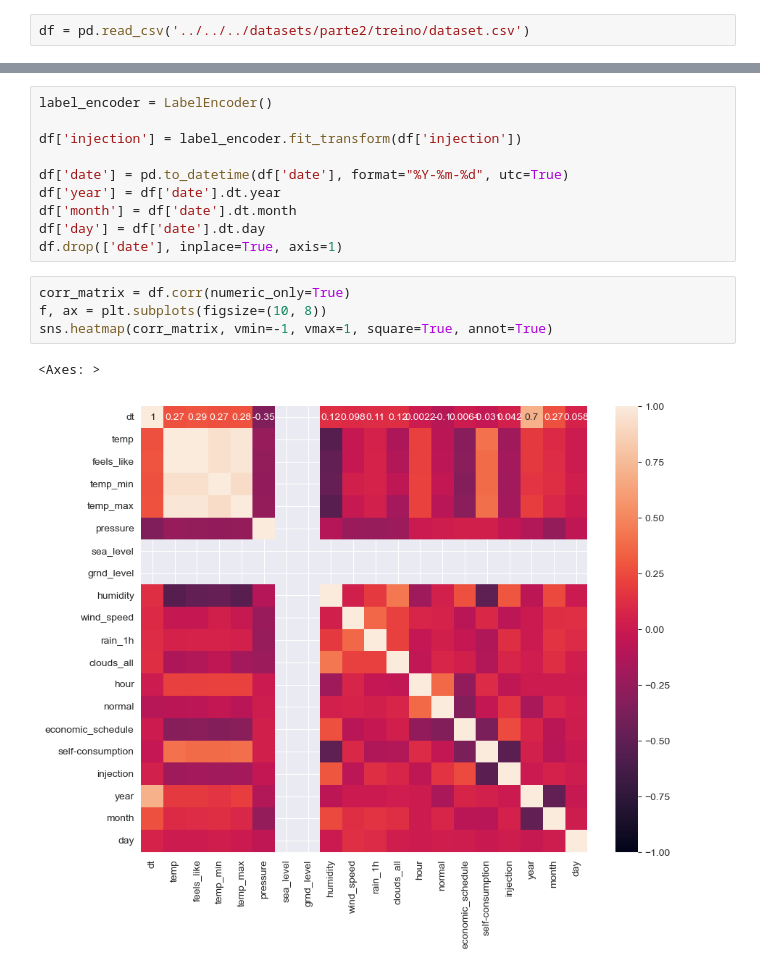
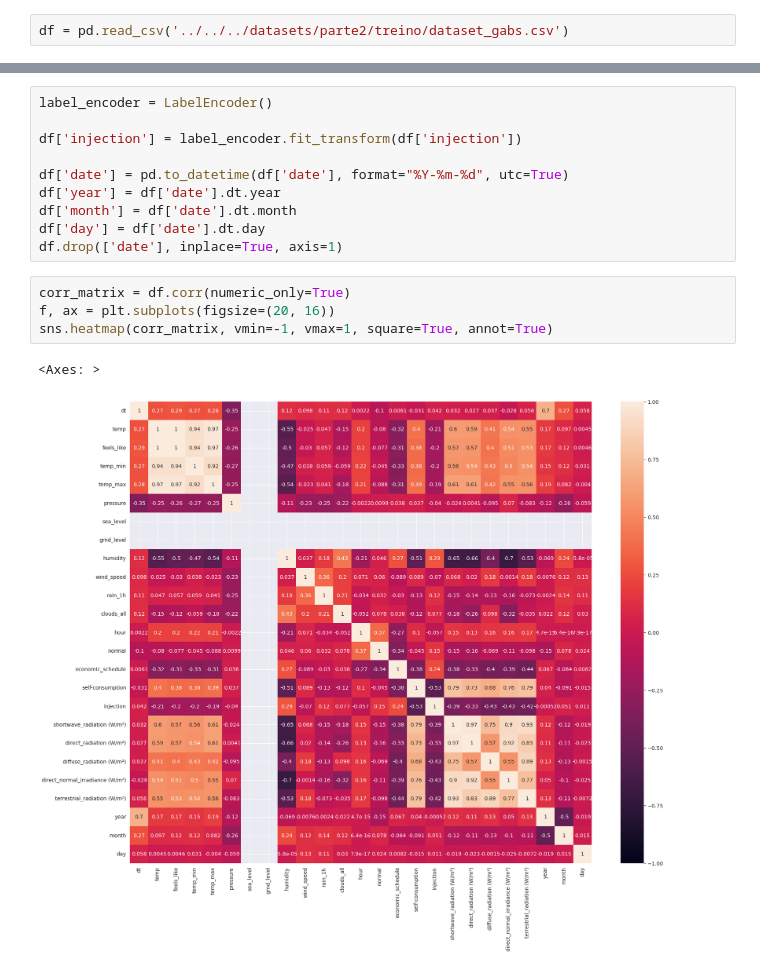
Before and after one commit to goncalobraga27/DAA, a Jupyter notebook: src/parte2/data_exploration/data_exploration2.ipynb, the cells around one changed output, grey strips where cells are left out. Cells and saved outputs as stored; diff of their text form.

Commit message:
datasets and preparation with radiation api

```diff
--- a/src/parte2/data_exploration/data_exploration2.ipynb
+++ b/src/parte2/data_exploration/data_exploration2.ipynb
@@ -11,7 +11,7 @@ from sklearn.preprocessing import LabelEncoder
 # %% [markdown]
 ## Get the data
 # %%
-df = pd.read_csv('../../../datasets/parte2/treino/dataset.csv')
+df = pd.read_csv('../../../datasets/parte2/treino/dataset_gabs.csv')
 # %% [markdown]
 #### Columns
 # %%
@@ -262,11 +273,11 @@ df['day'] = df['date'].dt.day
 df.drop(['date'], inplace=True, axis=1)
 # %%
 corr_matrix = df.corr(numeric_only=True)
-f, ax = plt.subplots(figsize=(10, 8))
+f, ax = plt.subplots(figsize=(20, 16))
 sns.heatmap(corr_matrix, vmin=-1, vmax=1, square=True, annot=True)
 # %% [output]
 <Axes: >
-[figure, old version]
+[figure, new version]
 # %%
 print(corr_matrix["injection"])
 # %% [output]
```
Also changed, not shown: parts of 12 cells of this notebook, 11 other files.
